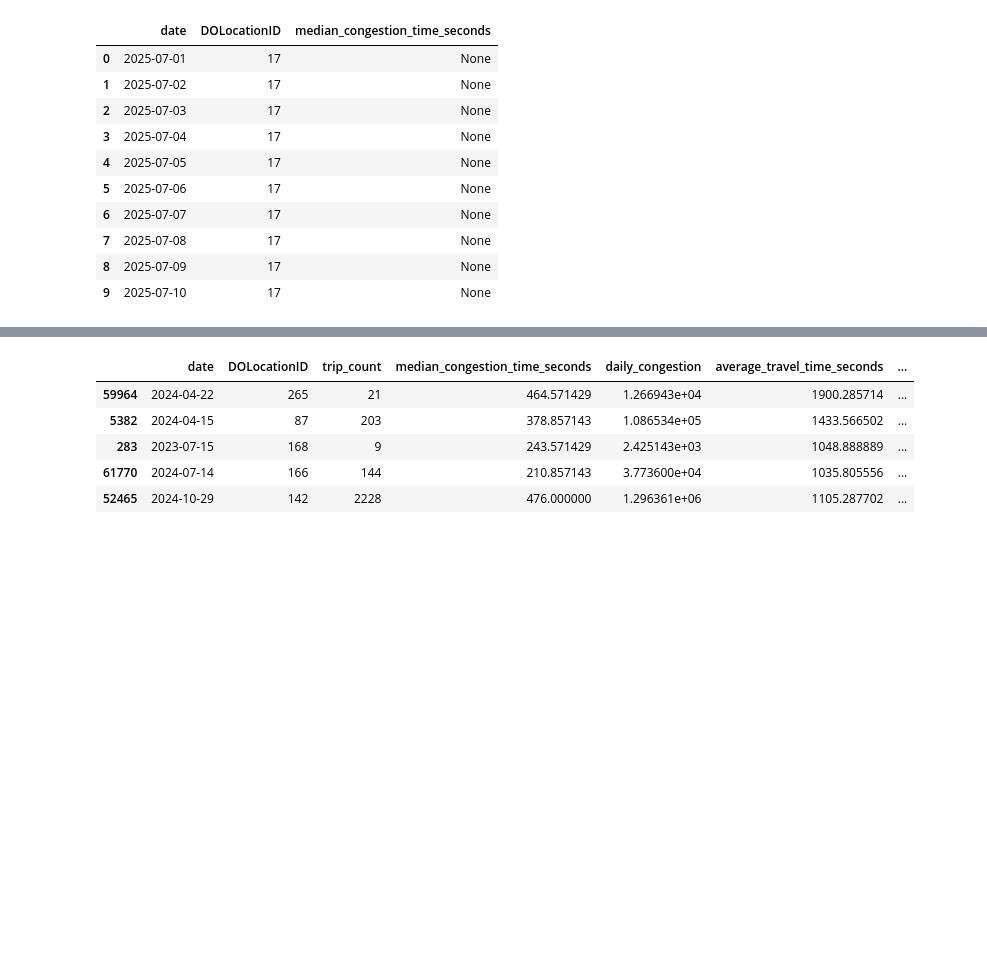
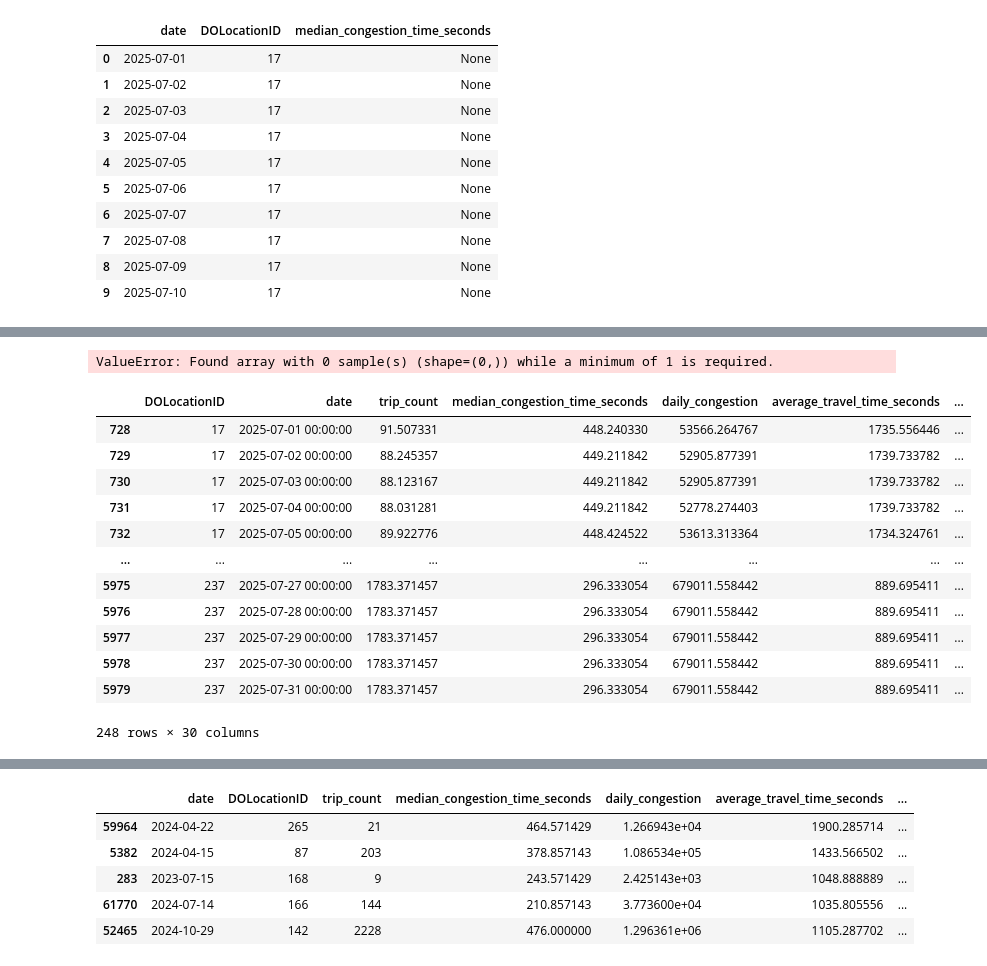
Before and after one commit to cookie-monsta23/MAST30034-Assignment-1, a Jupyter notebook: notebooks/Assignment_1.ipynb, the cells around one changed output, grey strips where cells are left out. Cells and saved outputs as stored; diff of their text form; code cells hidden in the pictures; blank space fills up the shorter version.

```diff
--- a/notebooks/Assignment_1.ipynb
+++ b/notebooks/Assignment_1.ipynb
@@ -848,0 +974,25 @@ df_full[july_mask].head()
+# %%
+
+
+
+model1, train_features = train_loop(X_train, y_train)
+validation_df, validation_preds = test_loop(X_val, y_val, model1, y_columns, train_features)
+
+# Convert predictions
+preds_df = pd.DataFrame(validation_preds)
+
+# Align with y_val
+y_val_aligned = X_val[["DOLocationID", "date"]].merge(
+    y_val.reset_index(drop=True),
+    left_index=True,
+    right_index=True
+)
+
+# Merge on ID + date
+eval_df = preds_df.merge(y_val_aligned, on=["DOLocationID", "date"], suffixes=("_pred", "_true"))
+
+
+print("R^2:", r2_score(eval_df["median_congestion_time_seconds_true"], eval_df["median_congestion_time_seconds_pred"]))
+print("RMSE:", root_mean_squared_error(eval_df["median_congestion_time_seconds_true"], eval_df["median_congestion_time_seconds_pred"]))
+# %% [output]
+ValueError: Found array with 0 sample(s) (shape=(0,)) while a minimum of 1 is required.
@@ -849 +1008,19 @@ df_full[july_mask].head()
+# %%
+# finally keep only July with features that used June history
+july_df = history_df[history_df["date"] >= pd.to_datetime("2025-07-01")]
+july_df
+# %% [output]
+|  | DOLocationID | date | trip_count | median_congestion_time_seconds | daily_congestion | average_travel_time_seconds | ... |
+| 728 | 17 | 2025-07-01 00:00:00 | 91.507331 | 448.240330 | 53566.264767 | 1735.556446 | ... |
+| 729 | 17 | 2025-07-02 00:00:00 | 88.245357 | 449.211842 | 52905.877391 | 1739.733782 | ... |
+| 730 | 17 | 2025-07-03 00:00:00 | 88.123167 | 449.211842 | 52905.877391 | 1739.733782 | ... |
+| 731 | 17 | 2025-07-04 00:00:00 | 88.031281 | 449.211842 | 52778.274403 | 1739.733782 | ... |
+| 732 | 17 | 2025-07-05 00:00:00 | 89.922776 | 448.424522 | 53613.313364 | 1734.324761 | ... |
+| ... | ... | ... | ... | ... | ... | ... | ... |
+| 5975 | 237 | 2025-07-27 00:00:00 | 1783.371457 | 296.333054 | 679011.558442 | 889.695411 | ... |
+| 5976 | 237 | 2025-07-28 00:00:00 | 1783.371457 | 296.333054 | 679011.558442 | 889.695411 | ... |
+| 5977 | 237 | 2025-07-29 00:00:00 | 1783.371457 | 296.333054 | 679011.558442 | 889.695411 | ... |
+| 5978 | 237 | 2025-07-30 00:00:00 | 1783.371457 | 296.333054 | 679011.558442 | 889.695411 | ... |
+| 5979 | 237 | 2025-07-31 00:00:00 | 1783.371457 | 296.333054 | 679011.558442 | 889.695411 | ... |
+248 rows × 30 columns
 # %%
```
Also changed, not shown: parts of 38 cells of this notebook, 1 other file.
